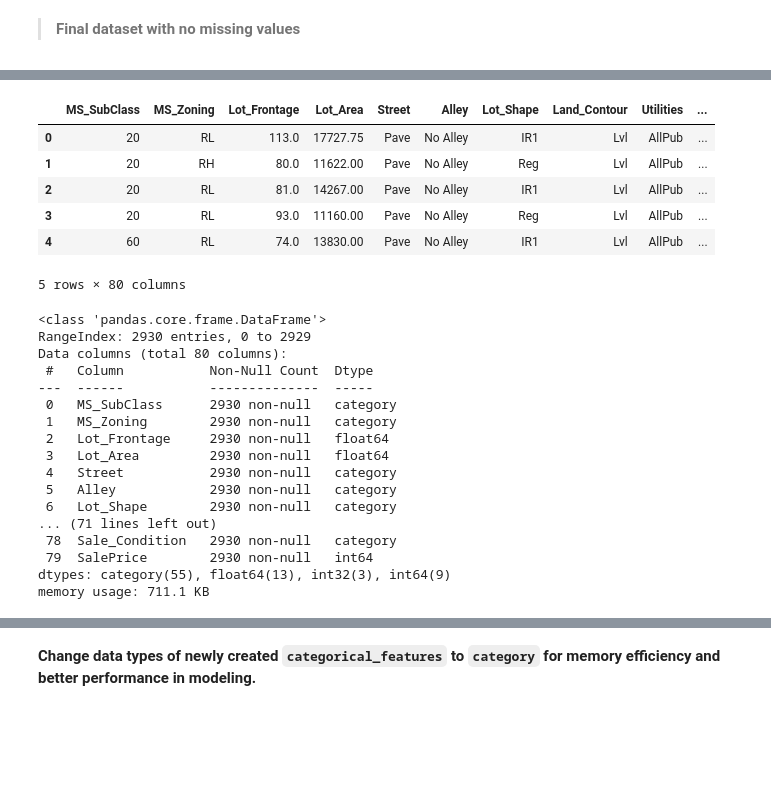
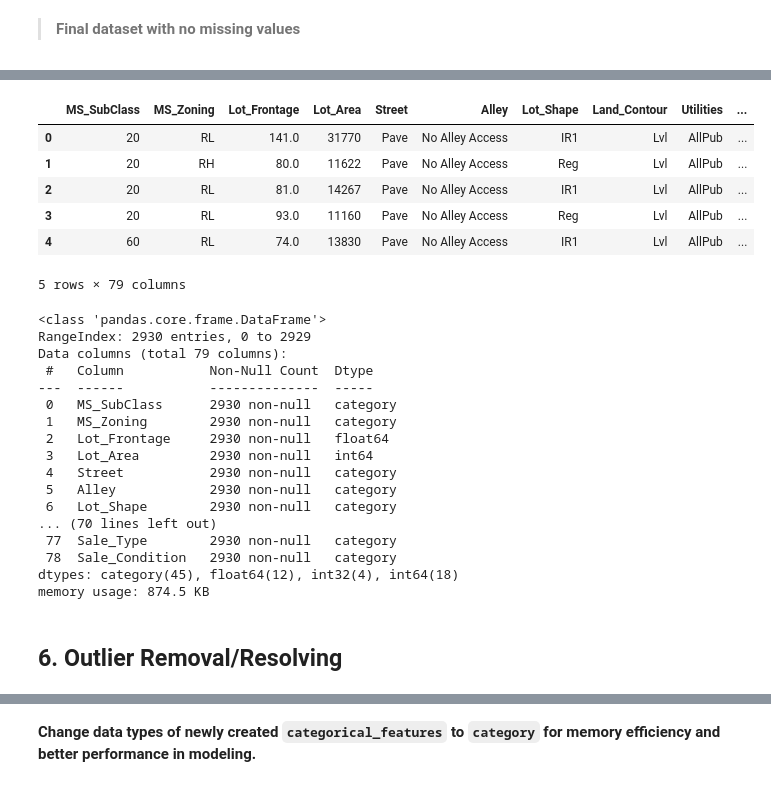
Before and after one commit to mebre7/house-price-predictor-mlops, a Jupyter notebook: notebooks/02_feature_engineering_test.ipynb, the cells around one changed output, grey strips where cells are left out. Saved outputs shown, nothing was run; the diff lists cells and outputs as text; code cells hidden in the pictures; blank space fills up the shorter version.

```diff
--- a/notebooks/02_feature_engineering_test.ipynb
+++ b/notebooks/02_feature_engineering_test.ipynb
@@ -692,5 +618,5 @@ df[spatial_numerical].isnull().sum()
 | Lot_Frontage | 490 |
 dtype: int64
 # %%
-df['Lot_Frontage'].interpolate(method='linear', axis=0, inplace=True)
+X['Lot_Frontage'].interpolate(method='linear', axis=0, inplace=True)
 # %%
@@ -730,7 +656,7 @@ df[mode_categorical].head()
 # %%
 for col in mode_categorical:
     if df[col].isnull().sum() > 0:
-        df[col] = df[col].fillna(df[col].mode()[0])
+        X[col] = X[col].fillna(X[col].mode()[0])
 # %% [markdown]
 - **`special_case_temporal` (Impute missing indices dynamically with that row's `Year_Built` value)**
 # %%
@@ -757,3 +683,3 @@ df[temporal_features].head()
 # %%
-df['Garage_Yr_Blt'] = df['Garage_Yr_Blt'].fillna(df['Year_Built'])
+X['Garage_Yr_Blt'] = X['Garage_Yr_Blt'].fillna(X['Year_Built'])
 # %%
@@ -769,3 +710,5 @@ dtype: int64
+# %%
+X['Mas_Vnr_Type'] = X['Garage_Yr_Blt'].fillna(X['Year_Built'])
 # %% [markdown]
 **Final check for existence of null values**
 # %%
@@ -786,30 +738,32 @@ No null values
 # %%
-df.head()
+X.head()
 # %% [output]
 |  | MS_SubClass | MS_Zoning | Lot_Frontage | Lot_Area | Street | Alley | Lot_Shape | Land_Contour | Utilities | ... |
-| 0 | 20 | RL | 113.0 | 17727.75 | Pave | No Alley | IR1 | Lvl | AllPub | ... |
-| 1 | 20 | RH | 80.0 | 11622.00 | Pave | No Alley | Reg | Lvl | AllPub | ... |
-| 2 | 20 | RL | 81.0 | 14267.00 | Pave | No Alley | IR1 | Lvl | AllPub | ... |
-| 3 | 20 | RL | 93.0 | 11160.00 | Pave | No Alley | Reg | Lvl | AllPub | ... |
-| 4 | 60 | RL | 74.0 | 13830.00 | Pave | No Alley | IR1 | Lvl | AllPub | ... |
+| 0 | 20 | RL | 141.0 | 31770 | Pave | No Alley Access | IR1 | Lvl | AllPub | ... |
+| 1 | 20 | RH | 80.0 | 11622 | Pave | No Alley Access | Reg | Lvl | AllPub | ... |
+| 2 | 20 | RL | 81.0 | 14267 | Pave | No Alley Access | IR1 | Lvl | AllPub | ... |
+| 3 | 20 | RL | 93.0 | 11160 | Pave | No Alley Access | Reg | Lvl | AllPub | ... |
+| 4 | 60 | RL | 74.0 | 13830 | Pave | No Alley Access | IR1 | Lvl | AllPub | ... |
-5 rows × 80 columns
+5 rows × 79 columns
 # %%
-df.info()
+X.info()
 # %% [output]
 <class 'pandas.core.frame.DataFrame'>
 RangeIndex: 2930 entries, 0 to 2929
-Data columns (total 80 columns):
+Data columns (total 79 columns):
  #   Column           Non-Null Count  Dtype
 ---  ------           --------------  -----
  0   MS_SubClass      2930 non-null   category
  1   MS_Zoning        2930 non-null   category
  2   Lot_Frontage     2930 non-null   float64
- 3   Lot_Area         2930 non-null   float64
+ 3   Lot_Area         2930 non-null   int64
  4   Street           2930 non-null   category
  5   Alley            2930 non-null   category
  6   Lot_Shape        2930 non-null   category
-... (71 lines left out)
+... (70 lines left out)
+ 77  Sale_Type        2930 non-null   category
  78  Sale_Condition   2930 non-null   category
- 79  SalePrice        2930 non-null   int64
-dtypes: category(55), float64(13), int32(3), int64(9)
-memory usage: 711.1 KB
+dtypes: category(45), float64(12), int32(4), int64(18)
+memory usage: 874.5 KB
+# %% [markdown]
+## 6. Outlier Removal/Resolving
```
Also changed, not shown: parts of 146 cells of this notebook.
